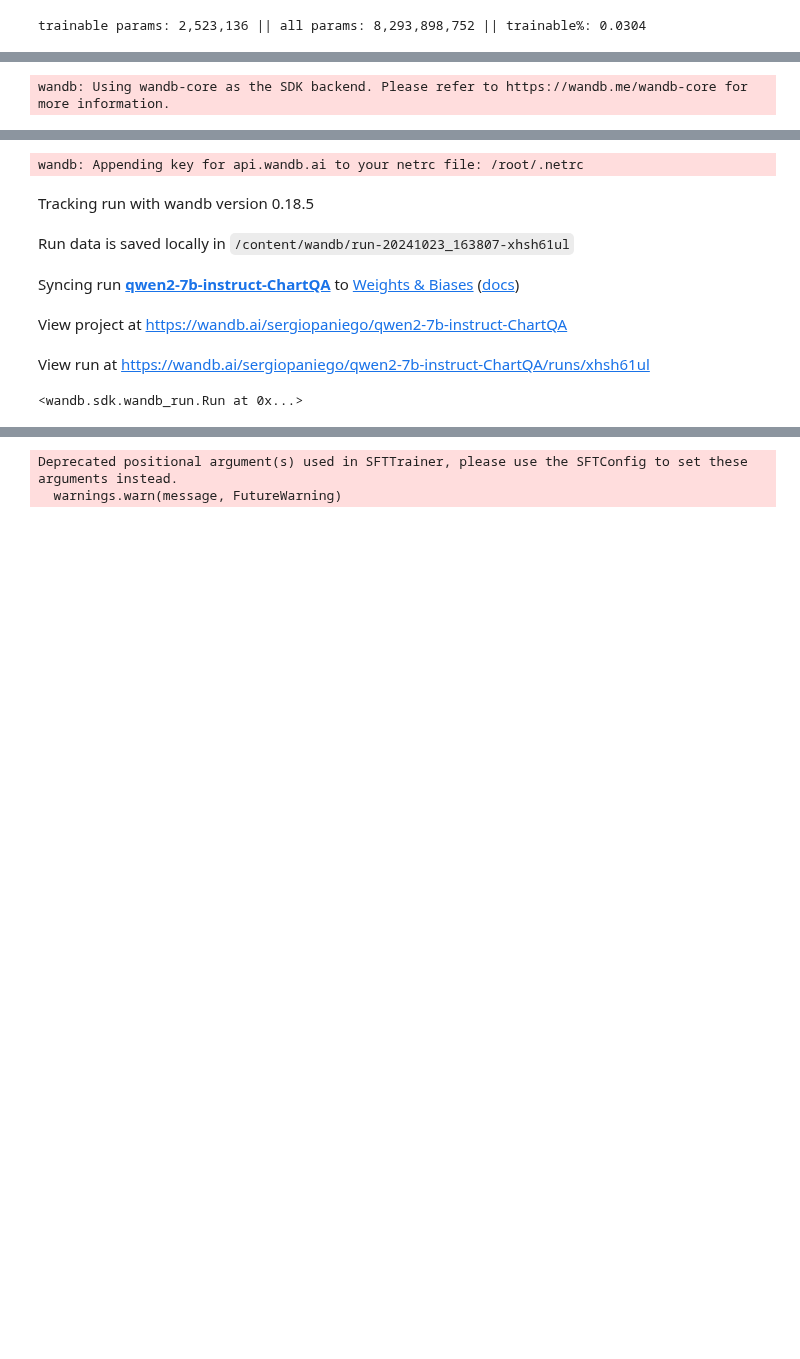
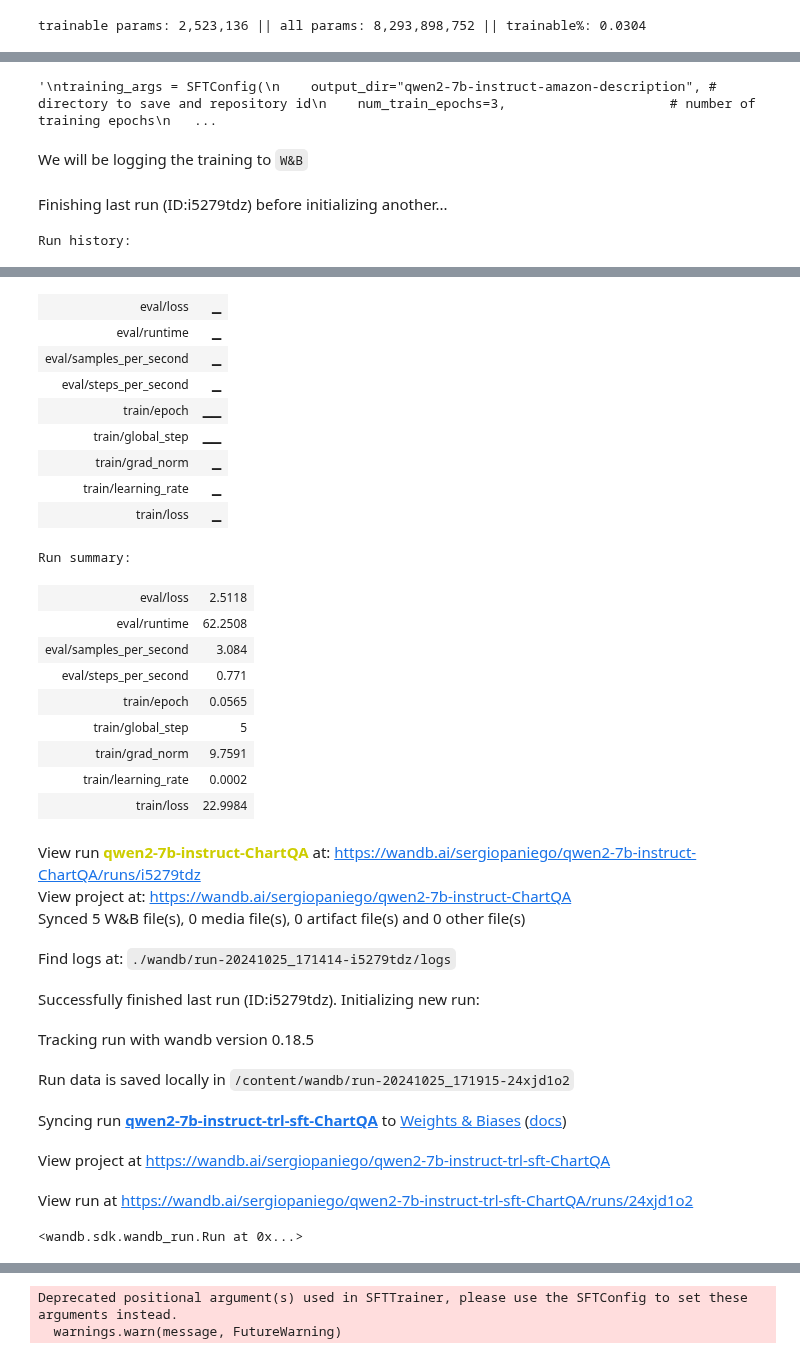
Before and after one commit to huggingface/cookbook, a Jupyter notebook: notebooks/en/fine_tuning_vlm_trl.ipynb, the cells around one changed output, grey strips where cells are left out. Cells and saved outputs as stored; diff of their text form; code cells hidden in the pictures; blank space fills up the shorter version.

Commit message:
Torch version downgraded to overcome issue

```diff
--- a/notebooks/en/fine_tuning_vlm_trl.ipynb
+++ b/notebooks/en/fine_tuning_vlm_trl.ipynb
@@ -276,15 +406,15 @@ trainable params: 2,523,136 || all params: 8,293,898,752 || trainable%: 0.0304
 from trl import SFTConfig
 
 training_args = SFTConfig(
-    output_dir="qwen2-7b-instruct-ChartQA",
-    num_train_epochs=3,
+    output_dir="qwen2-7b-instruct-trl-sft-ChartQA",
+    num_train_epochs=1,
     per_device_train_batch_size=4,
     per_device_eval_batch_size=4,
     gradient_accumulation_steps=8,
     gradient_checkpointing=True,
     optim="adamw_torch_fused",
-    logging_steps=5,
-    eval_steps=5,
+    logging_steps=10,
+    eval_steps=10,
     eval_strategy="steps",
     save_strategy="steps",
     save_steps=20,
@@ -306,13 +436,43 @@ training_args = SFTConfig(
 
 
 training_args.remove_unused_columns = False
+
+'''
+training_args = SFTConfig(
+    output_dir="qwen2-7b-instruct-amazon-description", # directory to save and repository id
+    num_train_epochs=3,                     # number of training epochs
+    per_device_train_batch_size=4,          # batch size per device during training
+    gradient_accumulation_steps=8,          # number of steps before performing a backward/update pass
+    gradient_checkpointing=True,            # use gradient checkpointing to save memory
+    optim="adamw_torch_fused",              # use fused adamw optimizer
+    logging_steps=5,                       # log every 10 steps
+    save_strategy="epoch",                  # save checkpoint every epoch
+    learning_rate=2e-4,                     # learning rate, based on QLoRA paper
+    bf16=True,                              # use bfloat16 precision
+    tf32=True,                              # use tf32 precision
+    max_grad_norm=0.3,                      # max gradient norm based on QLoRA paper
+    warmup_ratio=0.03,                      # warmup ratio based on QLoRA paper
+    lr_scheduler_type="constant",           # use constant learning rate scheduler
+    push_to_hub=True,                       # push model to hub
+    report_to="tensorboard",                # report metrics to tensorboard
+    gradient_checkpointing_kwargs = {"use_reentrant": False}, # use reentrant checkpointing
+    dataset_text_field="", # need a dummy field for collator
+    dataset_kwargs = {"skip_prepare_dataset": True} # important for collator
+)
+training_args.remove_unused_columns=False
+'''
+# %% [output]
+'\ntraining_args = SFTConfig(\n    output_dir="qwen2-7b-instruct-amazon-description", # directory to save and repository id\n    num_train_epochs=3,                     # number of training epochs\n   ...
+# %% [markdown]
+We will be logging the training to `W&B`
 # %%
 import wandb
 
 wandb.init(
-    project="qwen2-7b-instruct-ChartQA",  # change this
-    name="qwen2-7b-instruct-ChartQA",  # change this
+    project="qwen2-7b-instruct-trl-sft-ChartQA",  # change this
+    name="qwen2-7b-instruct-trl-sft-ChartQA",  # change this
     config=training_args,
 )
 # %% [output]
+Finishing last run (ID:i5279tdz) before initializing another...
-wandb: Using wandb-core as the SDK backend. Please refer to https://wandb.me/wandb-core for more information.
+Run history:
@@ -320,7 +479,30 @@ wandb: Using wandb-core as the SDK backend. Please refer to https://wandb.me/wan
+| eval/loss | ▁ |
+| eval/runtime | ▁ |
+| eval/samples_per_second | ▁ |
+| eval/steps_per_second | ▁ |
+| train/epoch | ▁▁ |
+| train/global_step | ▁▁ |
+| train/grad_norm | ▁ |
+| train/learning_rate | ▁ |
+| train/loss | ▁ |
-wandb: Appending key for api.wandb.ai to your netrc file: /root/.netrc
+Run summary:
-Tracking run with wandb version 0.18.5
+| eval/loss | 2.5118 |
+| eval/runtime | 62.2508 |
+| eval/samples_per_second | 3.084 |
+| eval/steps_per_second | 0.771 |
+| train/epoch | 0.0565 |
+| train/global_step | 5 |
+| train/grad_norm | 9.7591 |
+| train/learning_rate | 0.0002 |
+| train/loss | 22.9984 |
-Run data is saved locally in /content/wandb/run-20241023_163807-xhsh61ul
+View run qwen2-7b-instruct-ChartQA at: https://wandb.ai/sergiopaniego/qwen2-7b-instruct-ChartQA/runs/i5279tdz
+View project at: https://wandb.ai/sergiopaniego/qwen2-7b-instruct-ChartQA
+Synced 5 W&B file(s), 0 media file(s), 0 artifact file(s) and 0 other file(s)
-Syncing run qwen2-7b-instruct-ChartQA to Weights & Biases (docs)
+Find logs at: ./wandb/run-20241025_171414-i5279tdz/logs
-View project at https://wandb.ai/sergiopaniego/qwen2-7b-instruct-ChartQA
+Successfully finished last run (ID:i5279tdz). Initializing new run:
-View run at https://wandb.ai/sergiopaniego/qwen2-7b-instruct-ChartQA/runs/xhsh61ul
+Tracking run with wandb version 0.18.5
+Run data is saved locally in /content/wandb/run-20241025_171915-24xjd1o2
+Syncing run qwen2-7b-instruct-trl-sft-ChartQA to Weights & Biases (docs)
+View project at https://wandb.ai/sergiopaniego/qwen2-7b-instruct-trl-sft-ChartQA
+View run at https://wandb.ai/sergiopaniego/qwen2-7b-instruct-trl-sft-ChartQA/runs/24xjd1o2
 <wandb.sdk.wandb_run.Run at 0x...>
```
Also changed, not shown: parts of 44 cells of this notebook.
